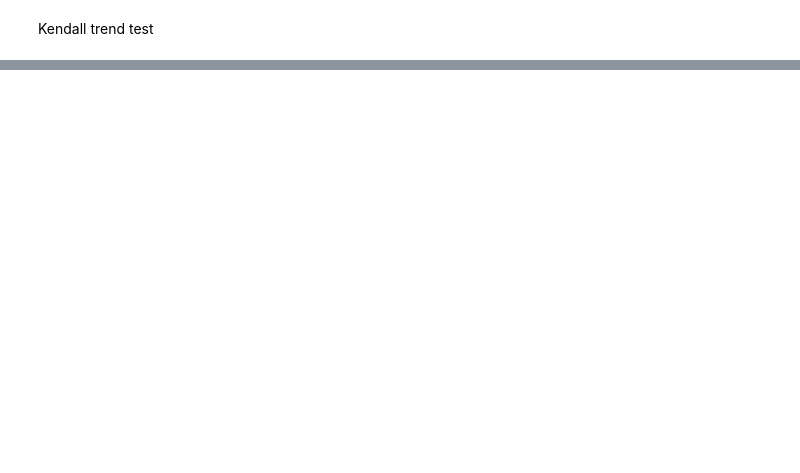
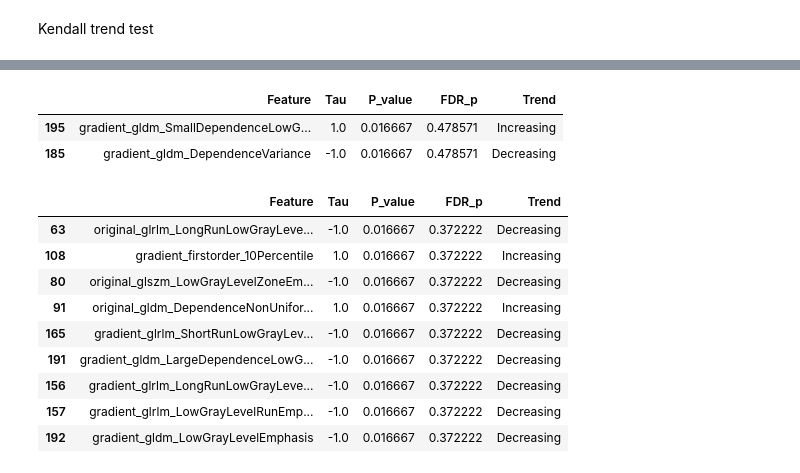
Before and after one commit to lukas1110/Analysis-of-multiple-myelomas-from-dual-CT, a Jupyter notebook: data_analysis/follow_up.ipynb, the cells around one changed output, grey strips where cells are left out. Drawn from its saved outputs; the diff is of its cells as text; code cells hidden in the pictures; blank space fills up the shorter version.

Commit message:
First followup analysis.

```diff
--- a/data_analysis/follow_up.ipynb
+++ b/data_analysis/follow_up.ipynb
@@ -70,7 +70,7 @@ import pandas as pd
 from collections import defaultdict
 
 
-main_folder_path = r""
+main_folder_path = r"E:\DATA_FollowUp"
 
 image_types = ["CaSupp_25", "konv", "monoe_40kev"]
 patients = {img: defaultdict(list) for img in image_types}
@@ -187,9 +233,12 @@ for img_type, patient_data in patient_follow_up_dfs.items():
             })
 
         results_df = pd.DataFrame(results)
+
+        if not results_df.empty:
+            pvals = results_df["P_value"]
+            results_df["FDR_p"] = multipletests(pvals, method="fdr_bh")[1]
+            results_df = results_df.sort_values("P_value")
+
         wilcoxon_results[img_type][patient] = results_df
 
 wilcoxon_results
-
-# pvals = results_df["P_value"]
-# results_df["FDR_p"] = multipletests(pvals, method="fdr_bh")[1]
@@ -226,9 +293,12 @@ for img_type, patient_data in patient_follow_up_dfs.items():
             })
 
         results_df = pd.DataFrame(results)
+
+        if not results_df.empty:
+            pvals = results_df["P_value"]
+            results_df["FDR_p"] = multipletests(pvals, method="fdr_bh")[1]
+            results_df = results_df.sort_values("P_value")
+
         kendall_results[img_type][patient] = results_df
 
 kendall_results
-
-# df = kendall_results["A"]["001"]
-# df["FDR_p"] = multipletests(df["P_value"], method="fdr_bh")[1]
@@ -234,0 +323,27 @@ kendall_results
+# %%
+def get_significant_features(test_results, img_type, patient_number):
+    df = test_results[img_type][patient_number].copy()
+
+    sig = df[df["P_value"] < 0.05].copy()
+    sig["Trend"] = sig["Tau"].apply(lambda x: "Increasing" if x > 0 else "Decreasing")
+
+    return sig.sort_values("P_value").head(10)
+
+get_significant_features(kendall_results, "CaSupp_25", "002")
+# %% [output]
+|  | Feature | Tau | P_value | FDR_p | Trend |
+| 195 | gradient_gldm_SmallDependenceLowG... | 1.0 | 0.016667 | 0.478571 | Increasing |
+| 185 | gradient_gldm_DependenceVariance | -1.0 | 0.016667 | 0.478571 | Decreasing |
+# %%
+get_significant_features(kendall_results, "monoe_40kev", "002")
+# %% [output]
+|  | Feature | Tau | P_value | FDR_p | Trend |
+| 63 | original_glrlm_LongRunLowGrayLeve... | -1.0 | 0.016667 | 0.372222 | Decreasing |
+| 108 | gradient_firstorder_10Percentile | 1.0 | 0.016667 | 0.372222 | Increasing |
+| 80 | original_glszm_LowGrayLevelZoneEm... | -1.0 | 0.016667 | 0.372222 | Decreasing |
+| 91 | original_gldm_DependenceNonUnifor... | 1.0 | 0.016667 | 0.372222 | Increasing |
+| 165 | gradient_glrlm_ShortRunLowGrayLev... | -1.0 | 0.016667 | 0.372222 | Decreasing |
+| 191 | gradient_gldm_LargeDependenceLowG... | -1.0 | 0.016667 | 0.372222 | Decreasing |
+| 156 | gradient_glrlm_LongRunLowGrayLeve... | -1.0 | 0.016667 | 0.372222 | Decreasing |
+| 157 | gradient_glrlm_LowGrayLevelRunEmp... | -1.0 | 0.016667 | 0.372222 | Decreasing |
+| 192 | gradient_gldm_LowGrayLevelEmphasis | -1.0 | 0.016667 | 0.372222 | Decreasing |
```
Also changed, not shown: parts of 6 cells of this notebook.
